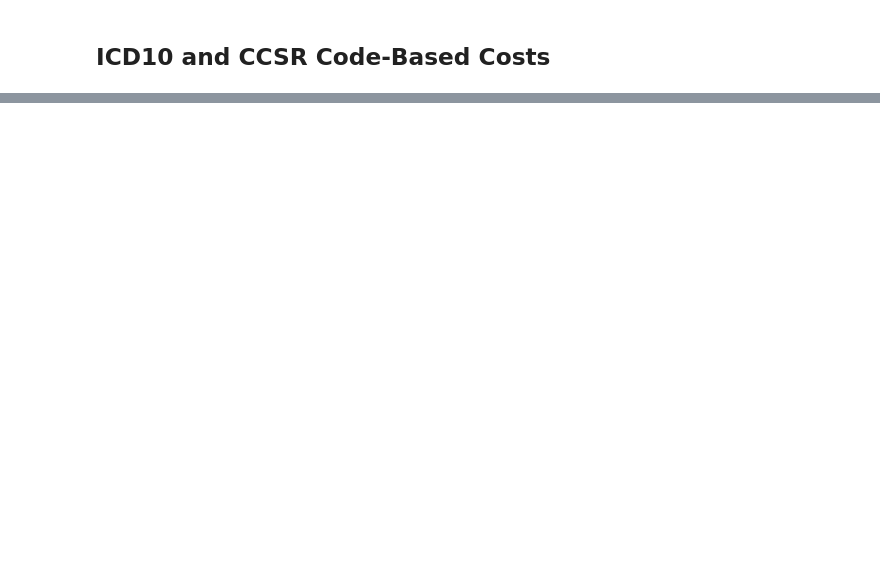
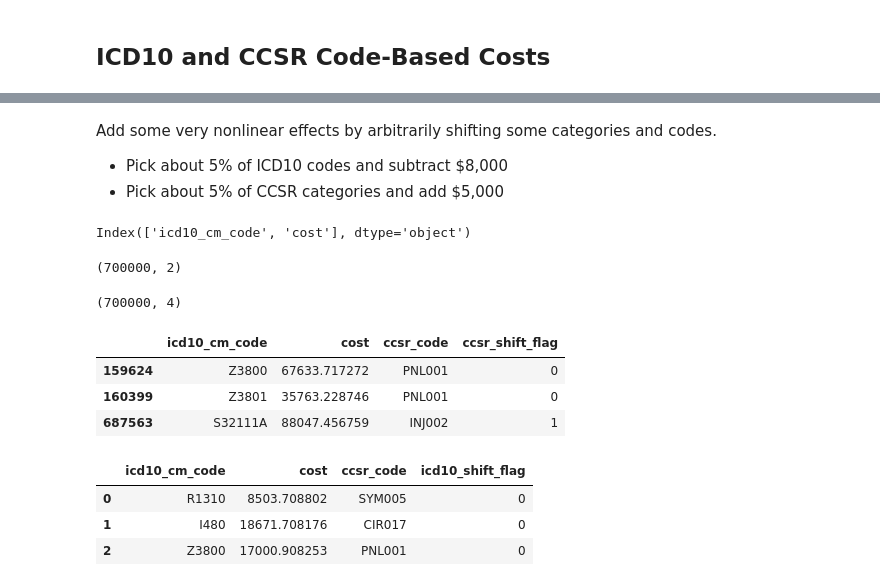
Before and after one commit to vla6/urmc_cat_data, a Jupyter notebook: 02_label_calc.ipynb, the cells around one changed output, grey strips where cells are left out. Saved outputs shown, nothing was run; the diff lists cells and outputs as text; code cells hidden in the pictures; blank space fills up the shorter version.

Commit message:
Finish data preparation

```diff
--- a/02_label_calc.ipynb
+++ b/02_label_calc.ipynb
@@ -173,0 +242,14 @@ icd_cost_param.sample(3)
+# %%
+def get_costs(code, grp_df, cost_param_df= icd_cost_param, name='cost'):
+    this_params = cost_param_df[cost_param_df['icd10_cm_code'] == code].iloc[0]
+
+    this_ln_icd10 = get_log_norm_dist(mean=this_params.ln_mean_icd10,
+                                    median=this_params.ln_median_icd10)
+    cost_ser_icd10 = pd.Series(this_ln_icd10.rvs(size=len(grp_df), random_state=135),
+                         index=grp_df.index, name='icd10_cm_code__dollars')
+    this_ln_ccsr = get_log_norm_dist(mean=this_params.ln_mean_ccsr,
+                                    median=this_params.ln_median_ccsr)
+    cost_ser_ccsr = pd.Series(this_ln_ccsr.rvs(size=len(grp_df), random_state=656),
+                         index=grp_df.index, name='ccsr_code__dollars')
+    return  (cost_ser_icd10 + cost_ser_ccsr).sort_index().rename(name)
+    return pd.DataFrame()
@@ -174,17 +258,2 @@ icd_cost_param.sample(3)
 # %%
 grouped = visits_df.groupby('icd10_cm_code')
-# %%
-for n, g in grouped:
-    this_params = icd_cost_param[icd_cost_param['icd10_cm_code'] == n].iloc[0]
-    print(this_params)
-    print(len(g))
-    this_ln_icd10 = get_log_norm_dist(mean=this_params.ln_mean_icd10,
-                                    median=this_params.ln_median_icd10)
-    cost_ser_icd10 = pd.Series(this_ln_icd10.rvs(size=len(g), random_state=135),
-                         index=g.index, name='icd10_cm_code__dollars')
-    this_ln_ccsr = get_log_norm_dist(mean=this_params.ln_mean_ccsr,
-                                    median=this_params.ln_median_ccsr)
-    cost_ser_ccsr = pd.Series(this_ln_ccsr.rvs(size=len(g), random_state=656),
-                         index=g.index, name='ccsr_code__dollars')
-    tot_cost = cost_ser_icd10 + cost_ser_ccsr
-    break
@@ -226,0 +260,6 @@ def get_log_norm_dist(mean=cost_mean, median=cost_median):
+# %%
+cost_df_1 = pd.concat([get_costs(n, g) for n, g in grouped],
+                      axis=0, keys=[n for n, _ in grouped]) \
+    .reset_index(level=0) \
+    .rename(columns={'level_0':'icd10_cm_code'}, errors='ignore') \
+    .sort_index()
@@ -226,0 +280,28 @@ def get_log_norm_dist(mean=cost_mean, median=cost_median):
+# %% [markdown]
+Add some very nonlinear effects by arbitrarily shifting some categories and codes.
+  - Pick about 5% of ICD10 codes and subtract \$8,000
+  - Pick about 5% of CCSR categories and add \$5,000
+# %%
+cost_df_1.columns
+# %% [output]
+Index(['icd10_cm_code', 'cost'], dtype='object')
+# %%
+cost_df_1.shape
+# %% [output]
+(700000, 2)
+# %%
+cost_df_2 = cost_df_1.merge(icd10_map[['icd10_cm_code', 'ccsr_code']],
+                            on='icd10_cm_code') \
+    .merge(feat_info_ccsr[['ccsr_code', 'ccsr_shift_flag']],
+                            on='ccsr_code')
+# %%
+cost_df_2.shape
+# %% [output]
+(700000, 4)
+# %%
+cost_df_2.sample(3)
+# %% [output]
+|  | icd10_cm_code | cost | ccsr_code | ccsr_shift_flag |
+| 159624 | Z3800 | 67633.717272 | PNL001 | 0 |
+| 160399 | Z3801 | 35763.228746 | PNL001 | 0 |
+| 687563 | S32111A | 88047.456759 | INJ002 | 1 |
@@ -226,0 +313,7 @@ def get_log_norm_dist(mean=cost_mean, median=cost_median):
+# %%
+cost_data_categories.head(3)
+# %% [output]
+|  | icd10_cm_code | cost | ccsr_code | icd10_shift_flag |
+| 0 | R1310 | 8503.708802 | SYM005 | 0 |
+| 1 | I480 | 18671.708176 | CIR017 | 0 |
+| 2 | Z3800 | 17000.908253 | PNL001 | 0 |
```
Also changed, not shown: parts of 80 cells of this notebook, 2 other files.
